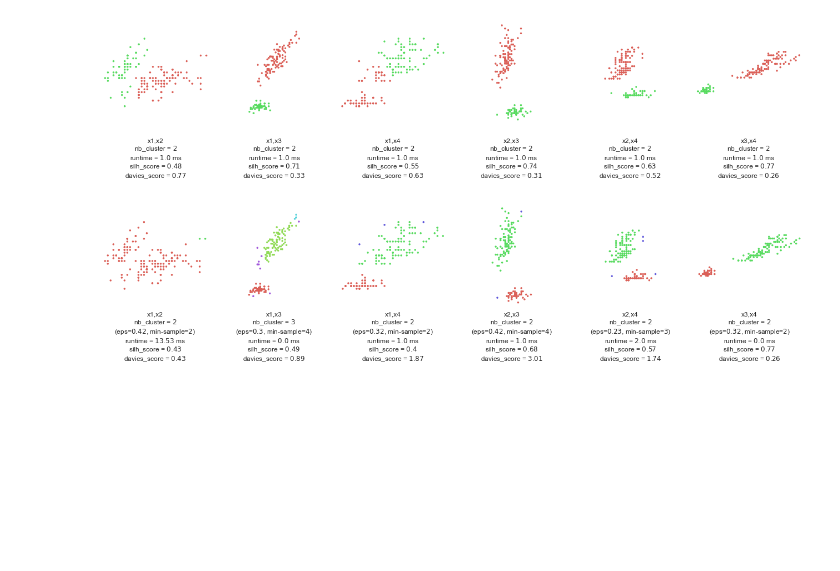
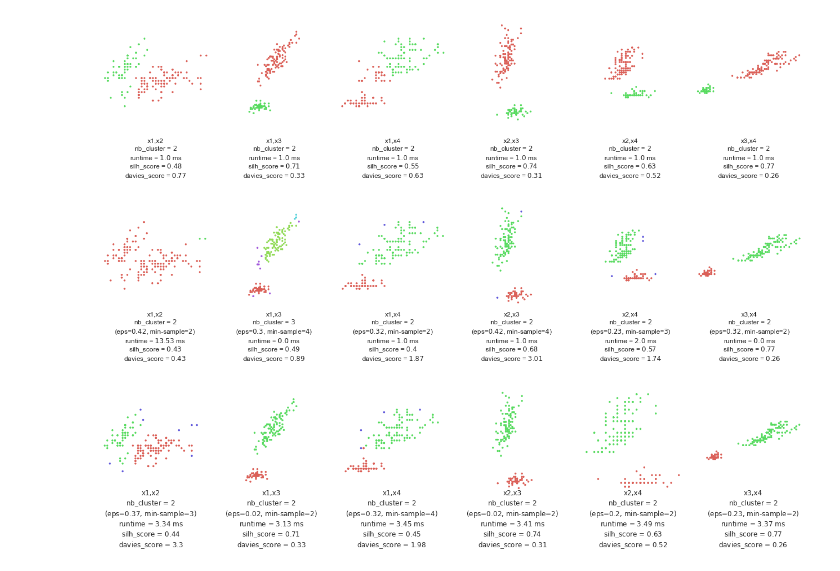
Before and after one commit to usernamedjpris/TP-apprentissage, a Jupyter notebook: IRIS-clustering.ipynb, the cells around one changed output. Cells and saved outputs as stored; diff of their text form; code cells hidden in the pictures; blank space fills up the shorter version.

```diff
--- a/IRIS-clustering.ipynb
+++ b/IRIS-clustering.ipynb
@@ -218,4 +205,6 @@ ms_eps_optimiser(DBSCAN, irisets, iriname, "DBSCAN_iris", metric='euclidean', me
 # %% [output]
 [figure]
 # %%
-ms_eps_optimiser(HDBSCAN, irisets, iriname, "HDBSCAN")
+ms_eps_optimiser(hdbscan.HDBSCAN, irisets, iriname, "HDBSCAN")
+# %% [output]
+[figure, added]
```
Also changed, not shown: parts of 13 cells of this notebook.
